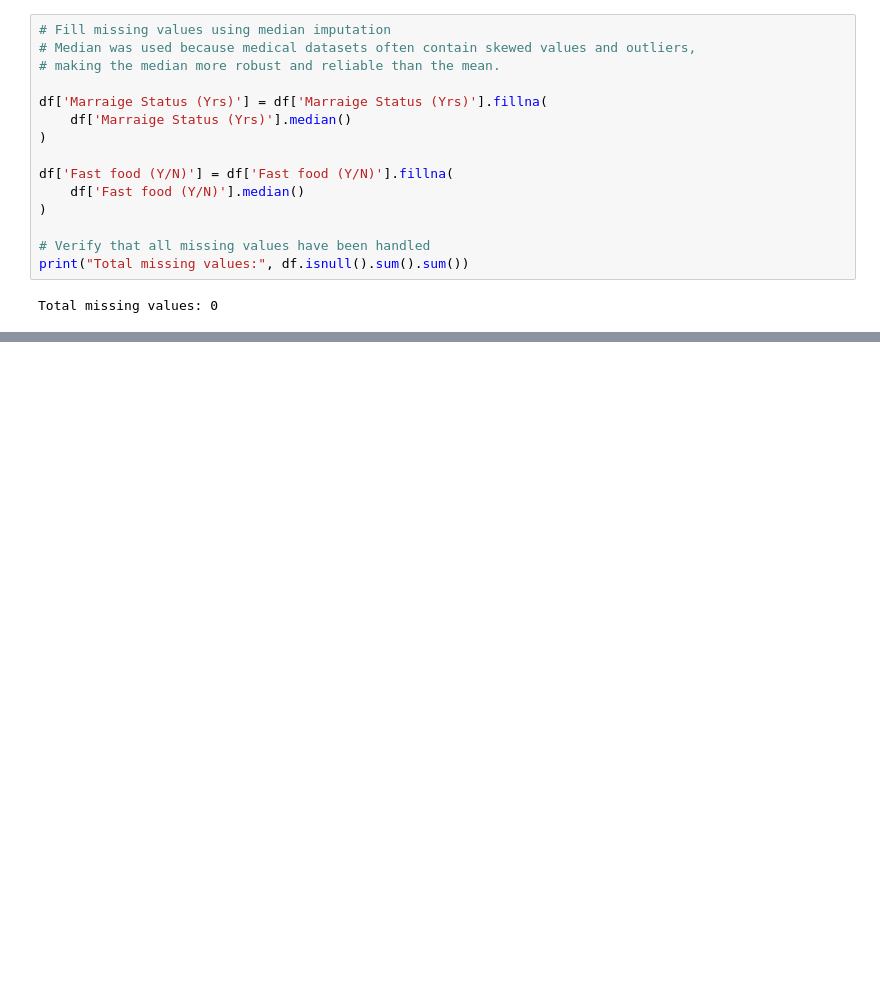
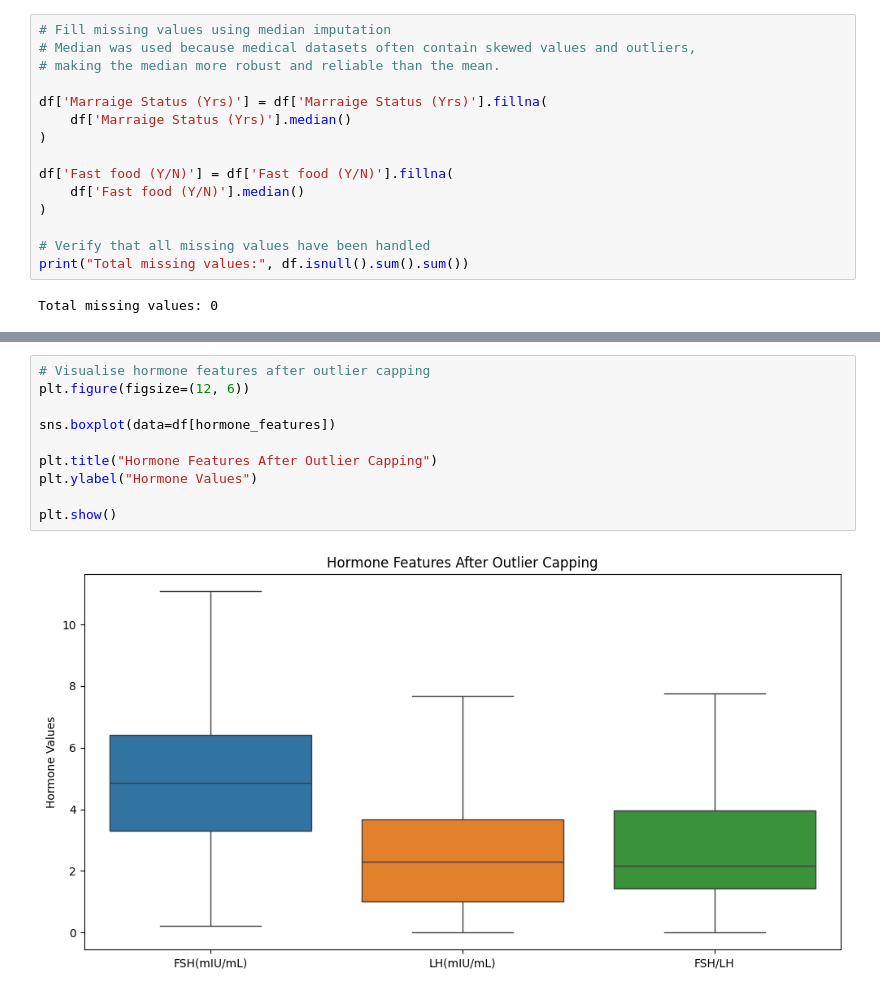
Before and after one commit to Benita2004/Pcos-Xai-Dissertation, a Jupyter notebook: notebooks/02_preprocessing.ipynb, the cells around one changed output, grey strips where cells are left out. Cells and saved outputs as stored; diff of their text form; blank space fills up the shorter version.

```diff
--- a/notebooks/02_preprocessing.ipynb
+++ b/notebooks/02_preprocessing.ipynb
@@ -135,0 +224,12 @@ Total missing values: 0
+# %%
+# Visualise hormone features after outlier capping
+plt.figure(figsize=(12, 6))
+
+sns.boxplot(data=df[hormone_features])
+
+plt.title("Hormone Features After Outlier Capping")
+plt.ylabel("Hormone Values")
+
+plt.show()
+# %% [output]
+[figure, added]
```
Also changed, not shown: parts of 16 cells of this notebook, 1 other file.
